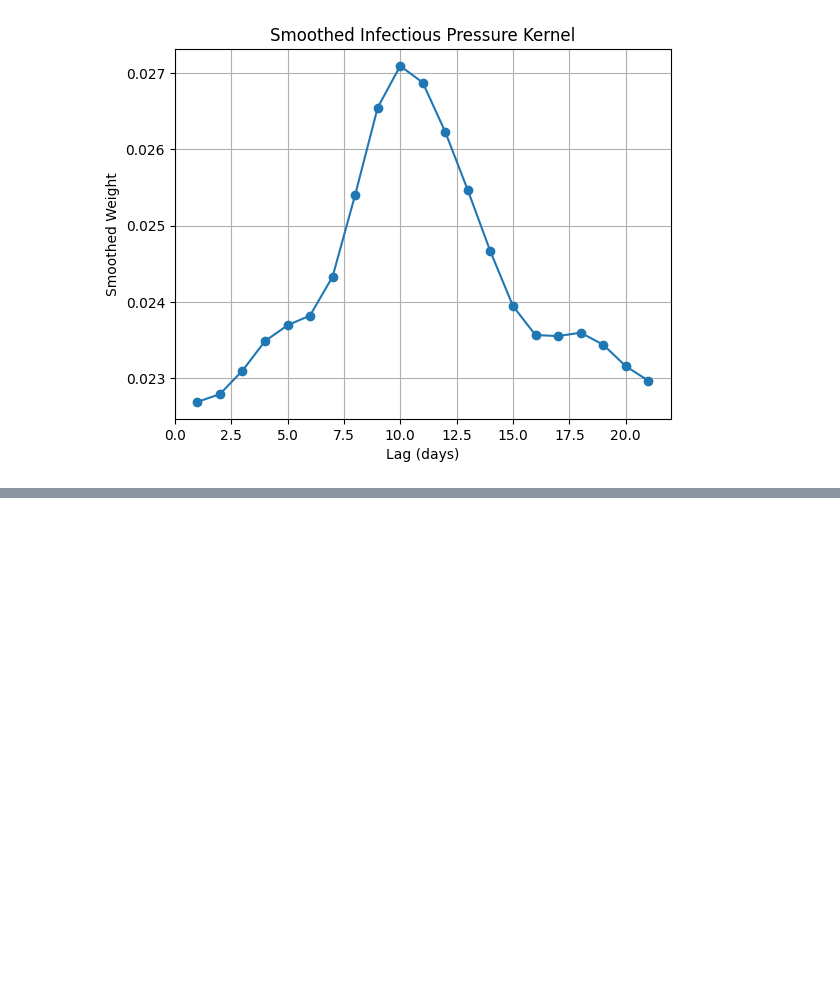
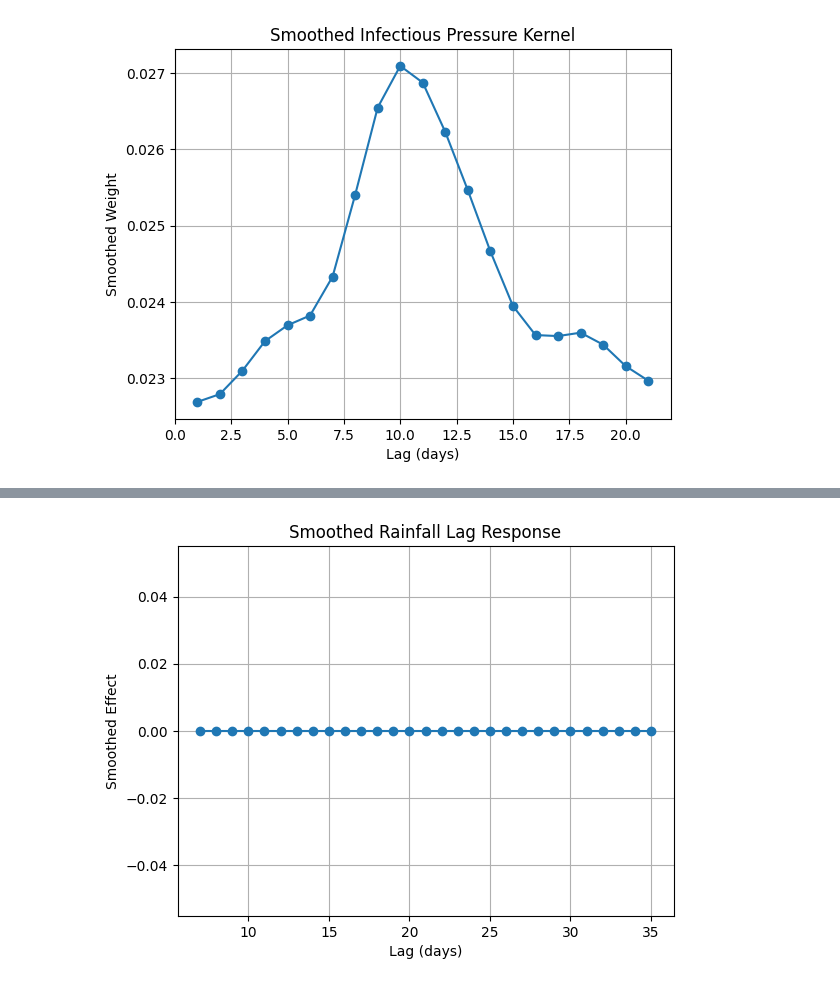
Before and after one commit to Nakib-Nasrullah/Dengue_Research, a Jupyter notebook: dengue_my_Data.ipynb, the cells around one changed output, grey strips where cells are left out. Drawn from its saved outputs; the diff is of its cells as text; code cells hidden in the pictures; blank space fills up the shorter version.

```diff
--- a/dengue_my_Data.ipynb
+++ b/dengue_my_Data.ipynb
@@ -318,0 +347,13 @@ plt.show()
+# %%
+smoothed_rain = gaussian_filter1d(rain_weights, sigma=2)
+
+plt.figure()
+plt.plot(list(RAIN_LAGS), smoothed_rain, marker='o')
+plt.xlabel("Lag (days)")
+plt.ylabel("Smoothed Effect")
+plt.title("Smoothed Rainfall Lag Response")
+plt.grid()
+
+plt.show()
+# %% [output]
+[figure, added]
```
Also changed, not shown: parts of 4 cells of this notebook.
